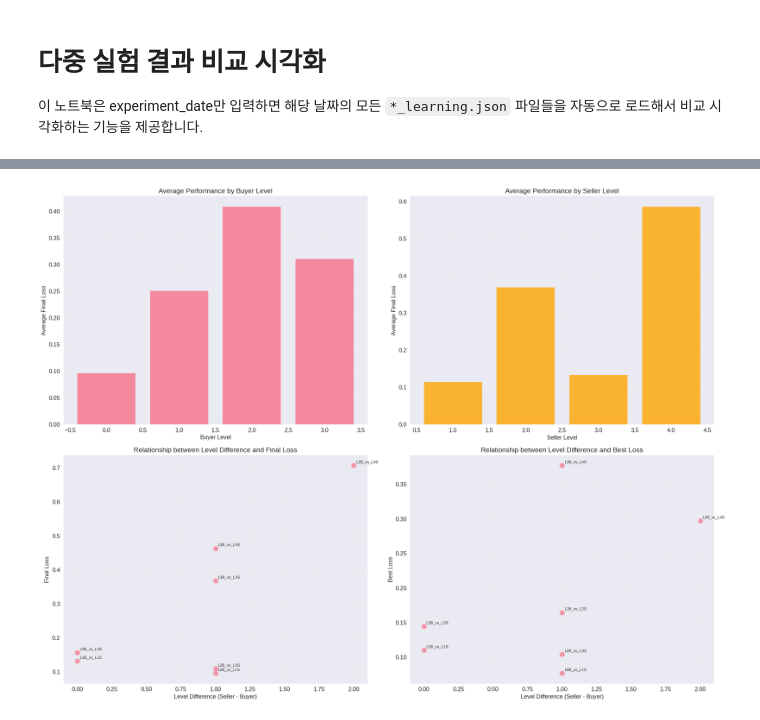
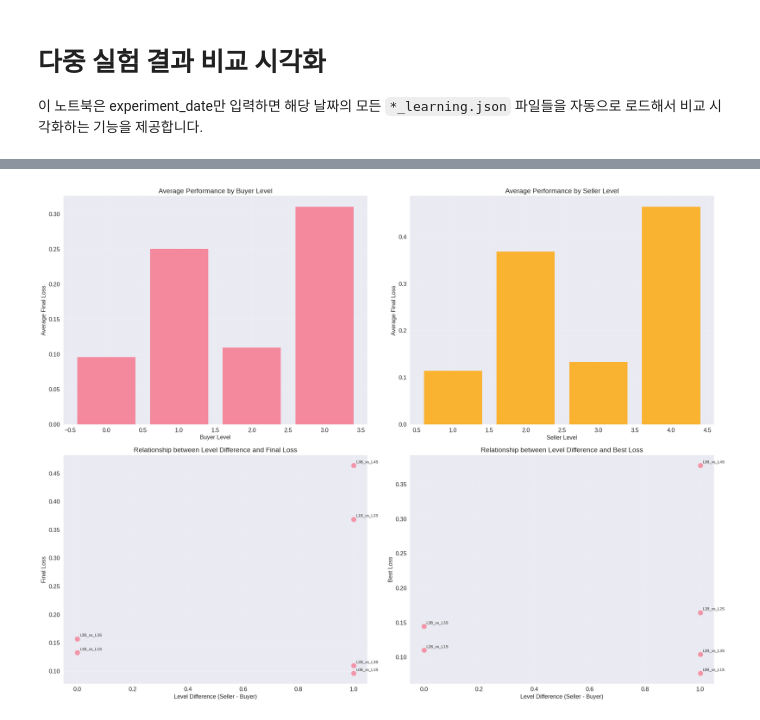
Before and after one commit to youngjinss/belief_of_belief_learning, a Jupyter notebook: notebook/exp2/visualize_synthetic_online_aggr.ipynb, the cells around one changed output, grey strips where cells are left out. Saved outputs shown, nothing was run; the diff lists cells and outputs as text; code cells hidden in the pictures.

```diff
--- a/notebook/exp2/visualize_synthetic_online_aggr.ipynb
+++ b/notebook/exp2/visualize_synthetic_online_aggr.ipynb
@@ -18,7 +18,7 @@ import glob
 # 스타일 설정
 plt.style.use("seaborn-v0_8")
 sns.set_palette("husl")
-plt.rcParams["font.size"] = 14
+plt.rcParams["font.size"] = 20
 plt.rcParams["axes.titlesize"] = 14
 plt.rcParams["axes.labelsize"] = 12
 plt.rcParams["xtick.labelsize"] = 12
@@ -28,9 +28,10 @@ plt.rcParams["legend.fontsize"] = 12
 # 다중 실험 결과 비교를 위한 설정
 experiment_date_compare = "20250612_1803"  # 비교하고 싶은 실험 날짜 입력
 
+
 def load_all_experiments(experiment_date: str) -> Dict[str, Dict]:
     """주어진 실험 날짜의 모든 learning.json 파일들을 로드"""
-    results_dir = os.path.join("./results/exp2", experiment_date)
+    results_dir = os.path.join("./results/exp2/fix/", experiment_date)
 
     if not os.path.exists(results_dir):
         print(f"실험 디렉토리가 존재하지 않습니다: {results_dir}")
@@ -55,6 +56,7 @@ def load_all_experiments(experiment_date: str) -> Dict[str, Dict]:
 
     return experiments
 
+
 # 모든 실험 결과 로드
 all_experiments = load_all_experiments(experiment_date_compare)
 all_experiments = dict(sorted(all_experiments.items(), key=lambda x: x[0]))  # 정렬
@@ -325,70 +367,85 @@ def analyze_performance_by_levels(experiments: Dict[str, Dict]):
     # Organize data by levels
     level_data = []
     for label, results in experiments.items():
-        level_data.append({
-            'experiment_name': label,
-            'buyer_level': results['buyer_level'],
-            'seller_level': results['seller_level'],
-            'final_loss': results['convergence_info']['final_loss'],
-            'best_loss': results['convergence_info']['best_loss'],
-            'converged': results['convergence_info']['converged'],
-            'execution_time': results['execution_time_seconds']
-        })
+        level_data.append(
+            {
+                "experiment_name": label,
+                "buyer_level": results["buyer_level"],
+                "seller_level": results["seller_level"],
+                "final_loss": results["convergence_info"]["final_loss"],
+                "best_loss": results["convergence_info"]["best_loss"],
+                "converged": results["convergence_info"]["converged"],
+                "execution_time": results["execution_time_seconds"],
+            }
+        )
 
     df = pd.DataFrame(level_data)
 
     fig, ((ax1, ax2), (ax3, ax4)) = plt.subplots(2, 2, figsize=(20, 15))
 
     # 1. Performance by buyer level
-    buyer_performance = df.groupby('buyer_level')['final_loss'].mean()
+    buyer_performance = df.groupby("buyer_level")["final_loss"].mean()
     ax1.bar(buyer_performance.index, buyer_performance.values, alpha=0.8)
-    ax1.set_xlabel('Buyer Level')
-    ax1.set_ylabel('Average Final Loss')
-    ax1.set_title('Average Performance by Buyer Level')
+    ax1.set_xlabel("Buyer Level")
+    ax1.set_ylabel("Average Final Loss")
+    ax1.set_title("Average Performance by Buyer Level")
     ax1.grid(True, alpha=0.3)
 
     # 2. Performance by seller level
-    seller_performance = df.groupby('seller_level')['final_loss'].mean()
-    ax2.bar(seller_performance.index, seller_performance.values, alpha=0.8, color='orange')
-    ax2.set_xlabel('Seller Level')
-    ax2.set_ylabel('Average Final Loss')
-    ax2.set_title('Average Performance by Seller Level')
+    seller_performance = df.groupby("seller_level")["final_loss"].mean()
+    ax2.bar(
+        seller_performance.index, seller_performance.values, alpha=0.8, color="orange"
+    )
+    ax2.set_xlabel("Seller Level")
+    ax2.set_ylabel("Average Final Loss")
+    ax2.set_title("Average Performance by Seller Level")
     ax2.grid(True, alpha=0.3)
 
     # 3. Relationship between level difference and performance
-    df['level_difference'] = df['seller_level'] - df['buyer_level']
-    ax3.scatter(df['level_difference'], df['final_loss'], alpha=0.7, s=100)
-    ax4.scatter(df['level_difference'], df['best_loss'], alpha=0.7, s=100)
+    df["level_difference"] = df["seller_level"] - df["buyer_level"]
+    ax3.scatter(df["level_difference"], df["final_loss"], alpha=0.7, s=100)
+    ax4.scatter(df["level_difference"], df["best_loss"], alpha=0.7, s=100)
     for i, row in df.iterrows():
-        ax3.annotate(row['experiment_name'], (row['level_difference'], row['final_loss']),
-                    xytext=(5, 5), textcoords='offset points', fontsize=8)
-        ax4.annotate(row['experiment_name'], (row['level_difference'], row['best_loss']),
-                    xytext=(5, 5), textcoords='offset points', fontsize=8)
-    ax3.set_xlabel('Level Difference (Seller - Buyer)')
-    ax3.set_ylabel('Final Loss')
-    ax3.set_title('Relationship between Level Difference and Final Loss')
+        ax3.annotate(
+            row["experiment_name"],
+            (row["level_difference"], row["final_loss"]),
+            xytext=(5, 5),
+            textcoords="offset points",
+            fontsize=8,
+        )
+        ax4.annotate(
+            row["experiment_name"],
+            (row["level_difference"], row["best_loss"]),
+            xytext=(5, 5),
+            textcoords="offset points",
+            fontsize=8,
+        )
+    ax3.set_xlabel("Level Difference (Seller - Buyer)")
+    ax3.set_ylabel("Final Loss")
+    ax3.set_title("Relationship between Level Difference and Final Loss")
     ax3.grid(True, alpha=0.3)
 
-    ax4.set_xlabel('Level Difference (Seller - Buyer)')
-    ax4.set_ylabel('Best Loss')
-    ax4.set_title('Relationship between Level Difference and Best Loss')
+    ax4.set_xlabel("Level Difference (Seller - Buyer)")
+    ax4.set_ylabel("Best Loss")
+    ax4.set_title("Relationship between Level Difference and Best Loss")
     ax4.grid(True, alpha=0.3)
 
     plt.tight_layout()
     plt.show()
 
     return df
+
 
 # Execute level-wise performance analysis
 if all_experiments:
     performance_df = analyze_performance_by_levels(all_experiments)
     print("\nLevel-wise performance analysis completed")
     print("Detailed data:")
     print(performance_df.round(4))
 else:
     print("No experimental data available for analysis.")
 # %% [output]
-[figure, old version]
+[figure, new version]
 Level-wise performance analysis completed
 Detailed data:
   experiment_name  buyer_level  seller_level  final_loss  best_loss  \
```
Also changed, not shown: parts of 7 cells of this notebook, 2 other files.
